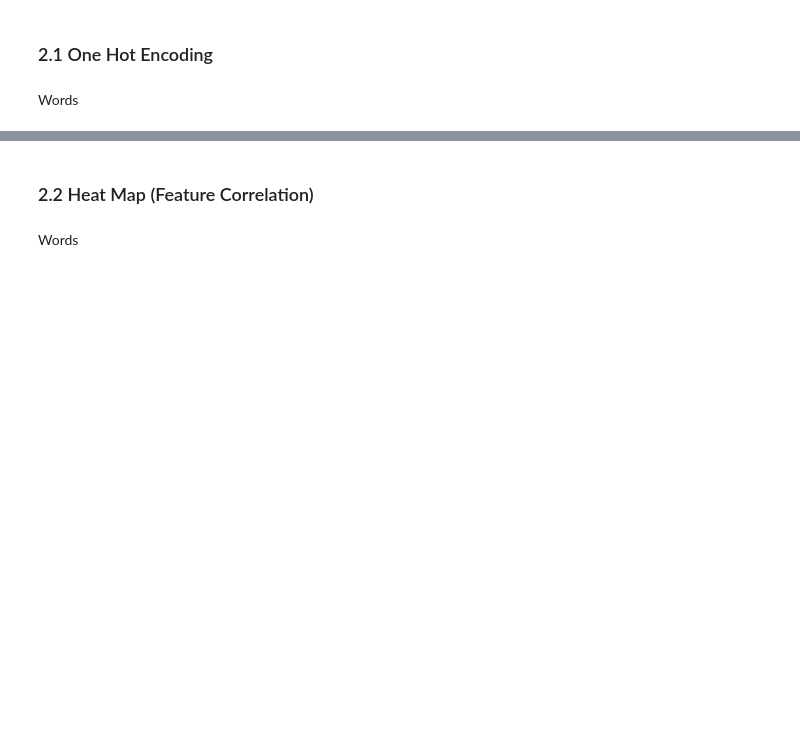
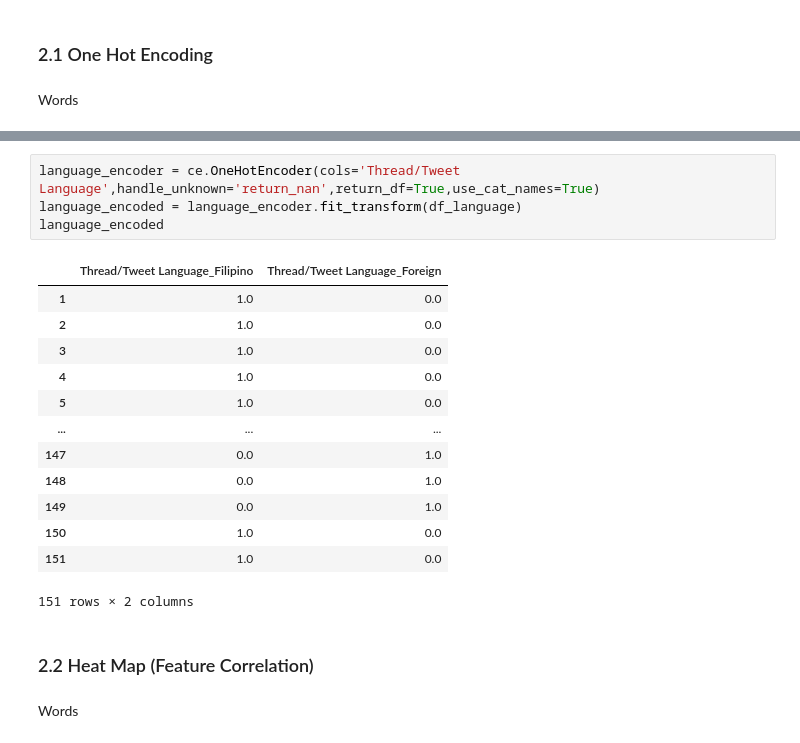
Before and after one commit to KituIco/cs132-g28-covid-vaccine-implants, a Jupyter notebook: misc/Data-Exploration-Encoding.ipynb, the cells around one changed output, grey strips where cells are left out. Drawn from its saved outputs; the diff is of its cells as text; blank space fills up the shorter version.

```diff
--- a/misc/Data-Exploration-Encoding.ipynb
+++ b/misc/Data-Exploration-Encoding.ipynb
@@ -188,3 +202,21 @@ Words
+# %%
+language_encoder = ce.OneHotEncoder(cols='Thread/Tweet Language',handle_unknown='return_nan',return_df=True,use_cat_names=True)
+language_encoded = language_encoder.fit_transform(df_language)
+language_encoded
+# %% [output]
+|  | Thread/Tweet Language_Filipino | Thread/Tweet Language_Foreign |
+| 1 | 1.0 | 0.0 |
+| 2 | 1.0 | 0.0 |
+| 3 | 1.0 | 0.0 |
+| 4 | 1.0 | 0.0 |
+| 5 | 1.0 | 0.0 |
+| ... | ... | ... |
+| 147 | 0.0 | 1.0 |
+| 148 | 0.0 | 1.0 |
+| 149 | 0.0 | 1.0 |
+| 150 | 1.0 | 0.0 |
+| 151 | 1.0 | 0.0 |
+151 rows × 2 columns
 # %% [markdown]
 ### 2.2 Heat Map (Feature Correlation)
 # %% [markdown]
```
Also changed, not shown: parts of 4 cells of this notebook.
